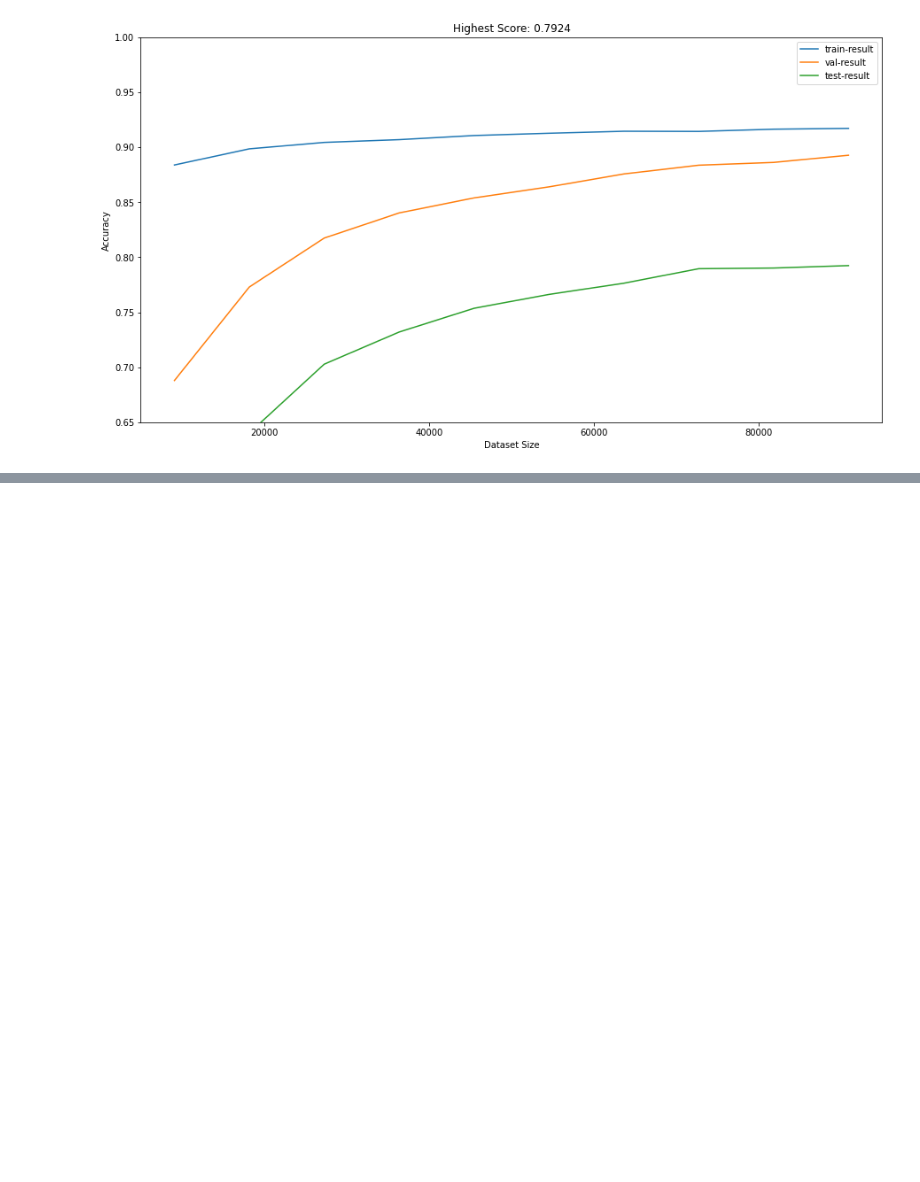
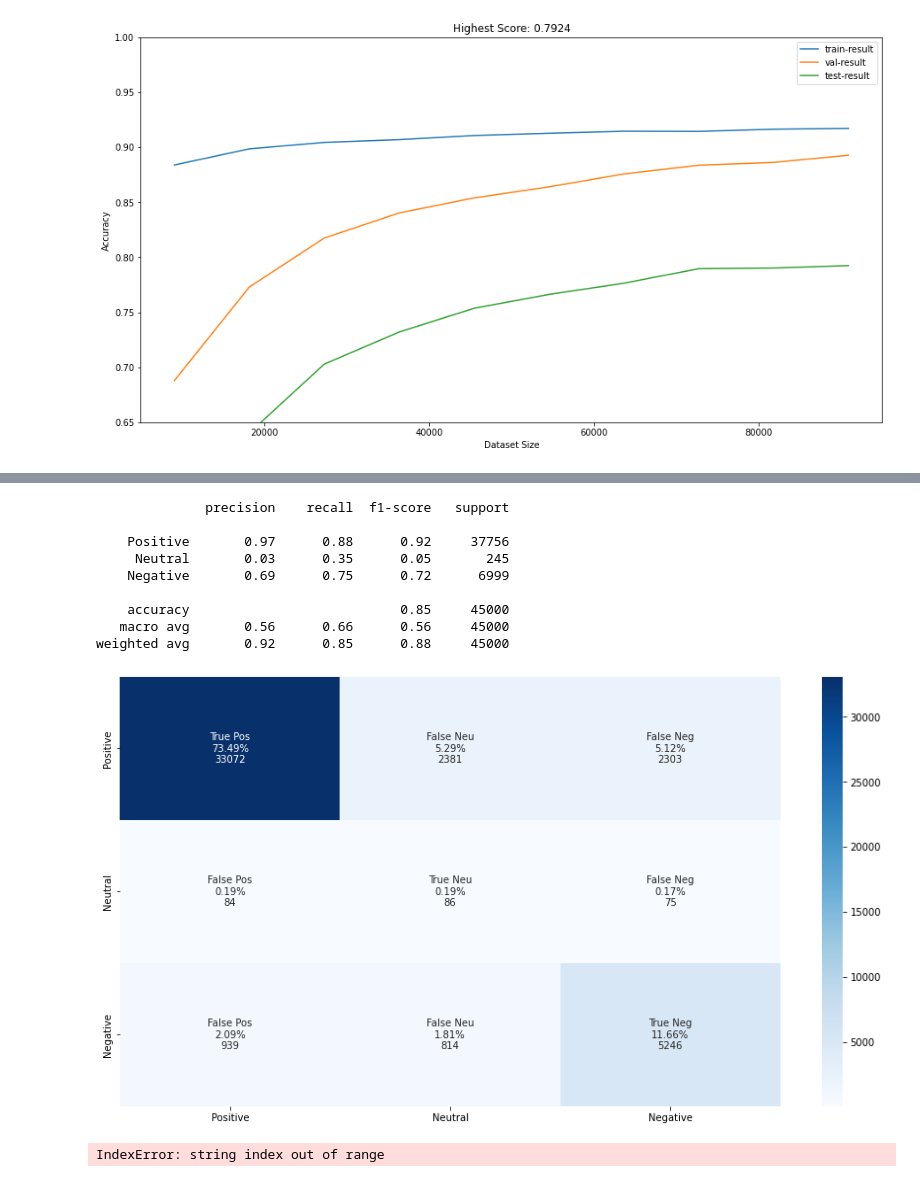
Before and after one commit to harizjet/SubjectSentimentModelling, a Jupyter notebook: exploring/exploring3.ipynb, the cells around one changed output, grey strips where cells are left out. Drawn from its saved outputs; the diff is of its cells as text; code cells hidden in the pictures; blank space fills up the shorter version.

```diff
--- a/exploring/exploring3.ipynb
+++ b/exploring/exploring3.ipynb
@@ -664,0 +693,50 @@ Gradient last 3: 0.0035
+# %%
+# option 1: cleaningText -> addPos -> Normalized
+def pipeline(txt: str) -> str:
+    txt = pipe_cleaningText(txt)
+    txt = pipe_addPos(txt)
+    txt = pipe_normalized(txt, 5, tokenized=True)
+    return txt
+
+tdf1 = dfdataTrainSub.copy()
+tdf2 = dfdataValid.copy()
+tdf1['reviewText'] = tdf1['reviewText'].apply(lambda x: pipeline(x))
+tdf2['reviewText'] = tdf2['reviewText'].apply(lambda x: pipeline(x))
+xArr, featureModel = feature_bowUni(tdf1['reviewText'])
+yArr = tdf1['overall'].to_numpy()
+testXArr, testYArr = featureModel.transform(tdf2['reviewText']), tdf2['overall'].to_numpy()
+nb_model.fit(xArr, yArr)
+yHat = nb_model.predict(testXArr)
+show_result(yHat, testYArr)
+# %% [output]
+              precision    recall  f1-score   support
+
+    Positive       0.97      0.88      0.92     37756
+     Neutral       0.03      0.35      0.05       245
+    Negative       0.69      0.75      0.72      6999
+
+    accuracy                           0.85     45000
+   macro avg       0.56      0.66      0.56     45000
+weighted avg       0.92      0.85      0.88     45000
+[figure, added]
+# %%
+# option 2: cleaningText -> lemmatized -> addPos -> normalized
+def pipeline(txt: str) -> str:
+    txt = pipe_cleaningText(txt)
+    txt = pipe_lemmatization(txt)
+    txt = pipe_addPos(txt, tokenized=True)
+    txt = pipe_normalized(txt, 5, tokenized=True)
+    return txt
+
+tdf1 = dfdataTrainSub.copy()
+tdf2 = dfdataValid.copy()
+tdf1['reviewText'] = tdf1['reviewText'].apply(lambda x: pipeline(x))
+tdf2['reviewText'] = tdf2['reviewText'].apply(lambda x: pipeline(x))
+xArr, featureModel = feature_bowUni(tdf1['reviewText'])
+yArr = tdf1['overall'].to_numpy()
+testXArr, testYArr = featureModel.transform(tdf2['reviewText']), tdf2['overall'].to_numpy()
+nb_model.fit(xArr, yArr)
+yHat = nb_model.predict(testXArr)
+show_result(yHat, testYArr)
+# %% [output]
+IndexError: string index out of range
```
Also changed, not shown: parts of 7 cells of this notebook.
